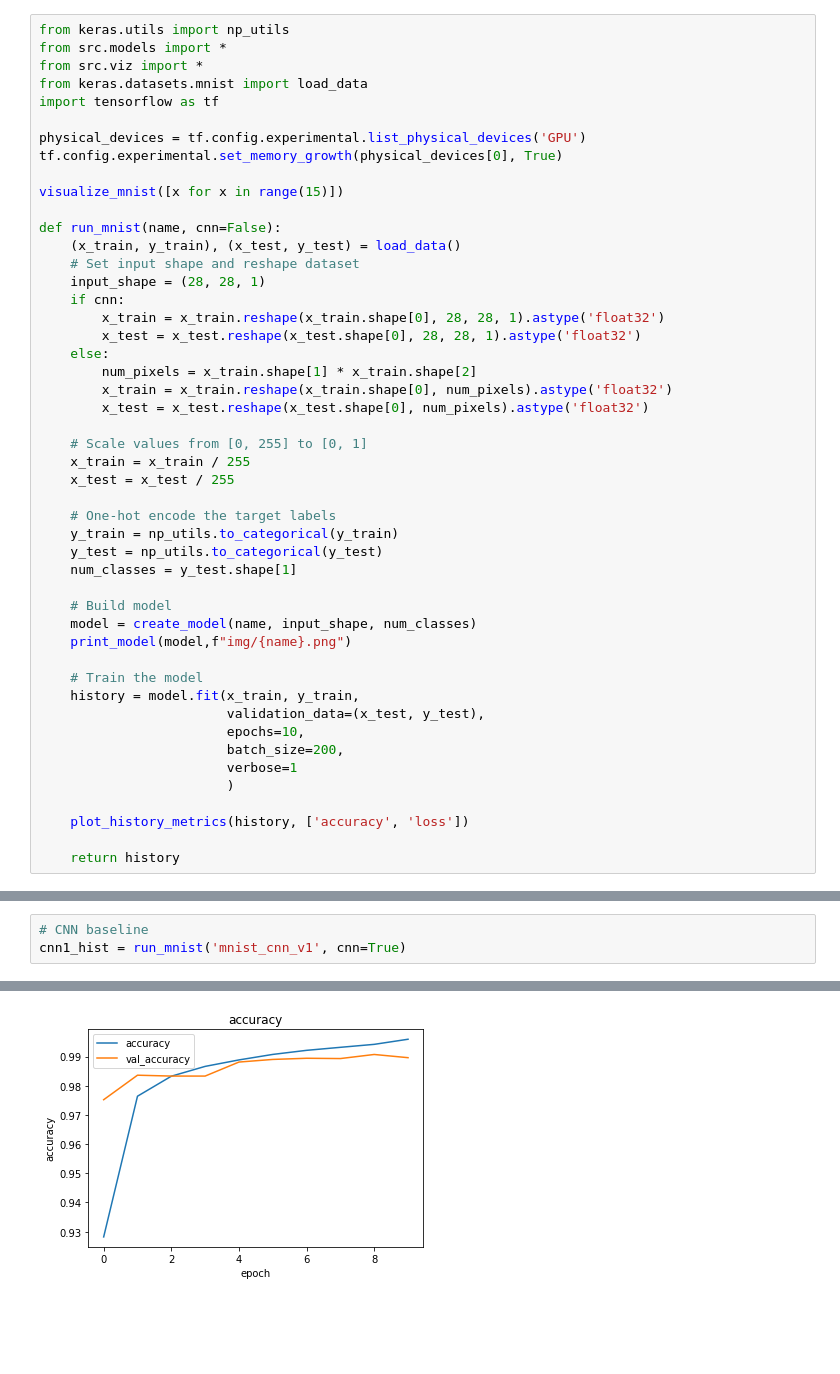
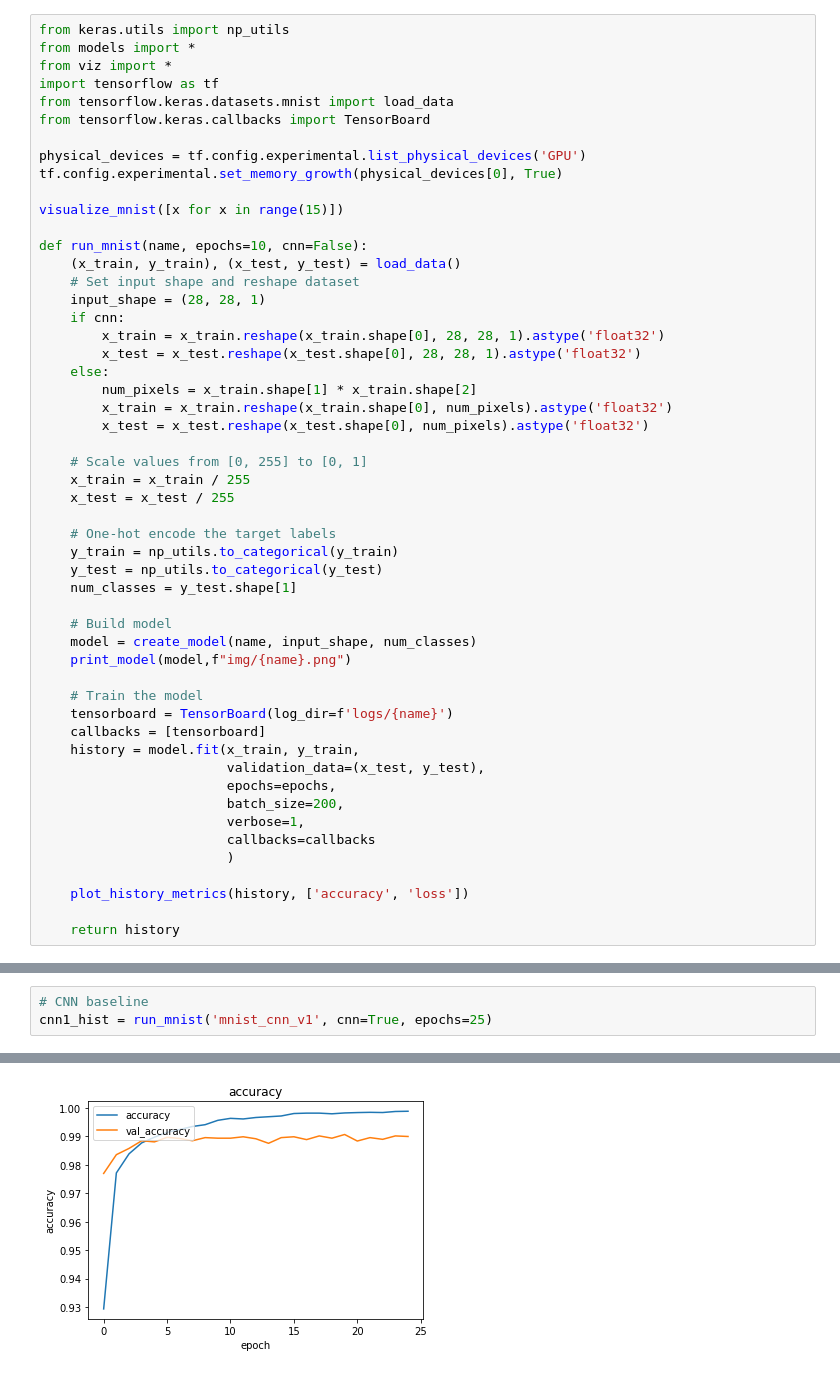
Before and after one commit to 62random/deep-learning-basics, a Jupyter notebook: src/mnist.ipynb, the cells around one changed output, grey strips where cells are left out. Drawn from its saved outputs; the diff is of its cells as text; blank space fills up the shorter version.

```diff
--- a/src/mnist.ipynb
+++ b/src/mnist.ipynb
@@ -1,16 +1,17 @@
 # %%
 from keras.utils import np_utils
-from src.models import *
-from src.viz import *
-from keras.datasets.mnist import load_data
+from models import *
+from viz import *
 import tensorflow as tf
+from tensorflow.keras.datasets.mnist import load_data
+from tensorflow.keras.callbacks import TensorBoard
 
 physical_devices = tf.config.experimental.list_physical_devices('GPU')
 tf.config.experimental.set_memory_growth(physical_devices[0], True)
 
 visualize_mnist([x for x in range(15)])
 
-def run_mnist(name, cnn=False):
+def run_mnist(name, epochs=10, cnn=False):
     (x_train, y_train), (x_test, y_test) = load_data()
     # Set input shape and reshape dataset
     input_shape = (28, 28, 1)
@@ -36,11 +37,14 @@ def run_mnist(name, cnn=False):
     print_model(model,f"img/{name}.png")
 
     # Train the model
+    tensorboard = TensorBoard(log_dir=f'logs/{name}')
+    callbacks = [tensorboard]
     history = model.fit(x_train, y_train,
                         validation_data=(x_test, y_test),
-                        epochs=10,
+                        epochs=epochs,
                         batch_size=200,
-                        verbose=1
+                        verbose=1,
+                        callbacks=callbacks
                         )
 
     plot_history_metrics(history, ['accuracy', 'loss'])
@@ -74,5 +79,5 @@ Epoch 10/10
 # %%
 # CNN baseline
-cnn1_hist = run_mnist('mnist_cnn_v1', cnn=True)
+cnn1_hist = run_mnist('mnist_cnn_v1', cnn=True, epochs=25)
 # %% [output]
 Train on 60000 samples, validate on 10000 samples
@@ -92 +100 @@ Epoch 10/10
-[figure, old version]
+[figure, new version]
```
Also changed, not shown: parts of 5 cells of this notebook, 17 other files.
